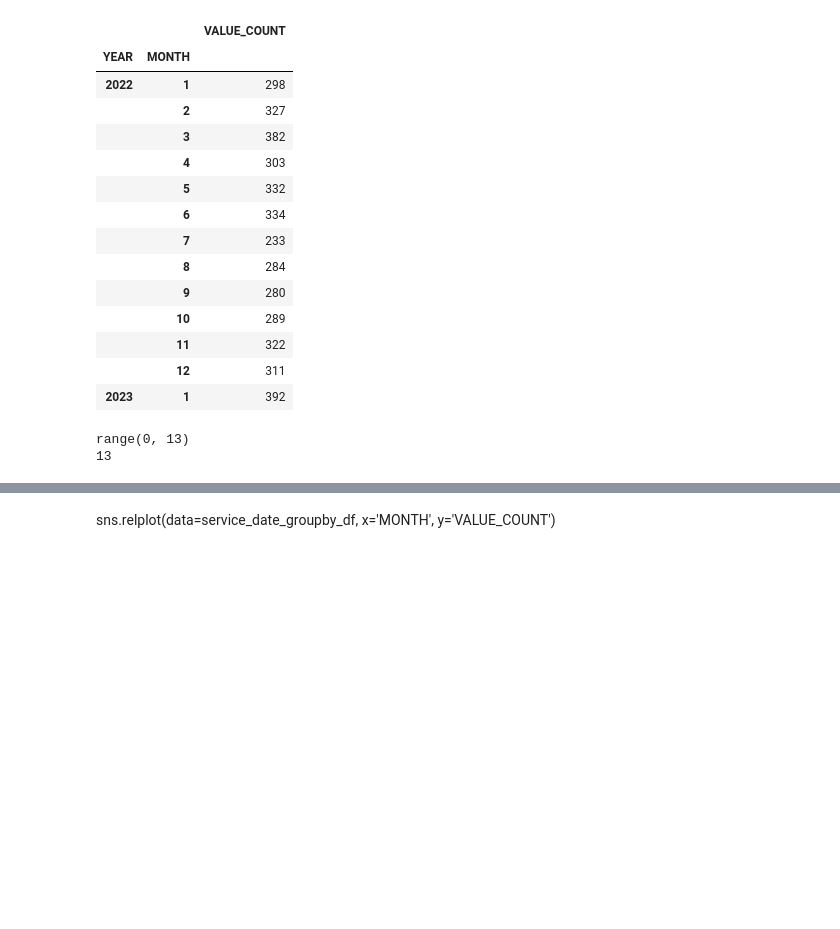
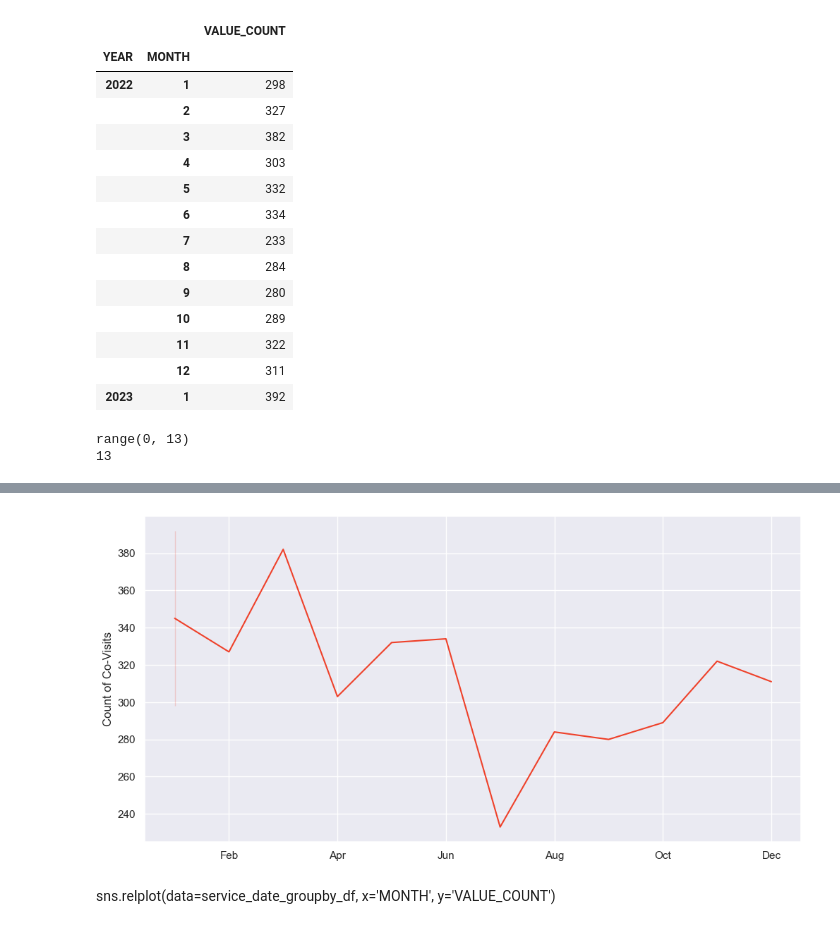
Before and after one commit to NSS-Data-Analytics-Cohort-8/teis_da8_1-sockswithsandals, a Jupyter notebook: notebooks/larry_teis.ipynb, the cells around one changed output, grey strips where cells are left out. Cells and saved outputs as stored; diff of their text form; code cells hidden in the pictures; blank space fills up the shorter version.

```diff
--- a/notebooks/larry_teis.ipynb
+++ b/notebooks/larry_teis.ipynb
@@ -760,3 +768,13 @@ covisit_line_plot.savefig('../data/covisit_line_plot.png')
+# %%
+sns_service_date_lineplot = sns.lineplot(x = "MONTH", y = "VALUE_COUNT", data=service_date_groupby_df, color='#EF412A')
+sns.set_style('whitegrid')
+sns_service_date_lineplot.set_xticklabels(['','Feb','Apr','Jun','Aug','Oct','Dec'])
+sns_service_date_lineplot.set_ylabel(ylabel='Count of Co-Visits')
+sns_service_date_lineplot.set(xlabel=None)
+##plt.title("Co-Visit by Month")
+plt.show()
+# %% [output]
+[figure, added]
 # %% [markdown]
 sns.relplot(data=service_date_groupby_df, x='MONTH', y='VALUE_COUNT')
 # %%
```
Also changed, not shown: parts of 10 cells of this notebook.
